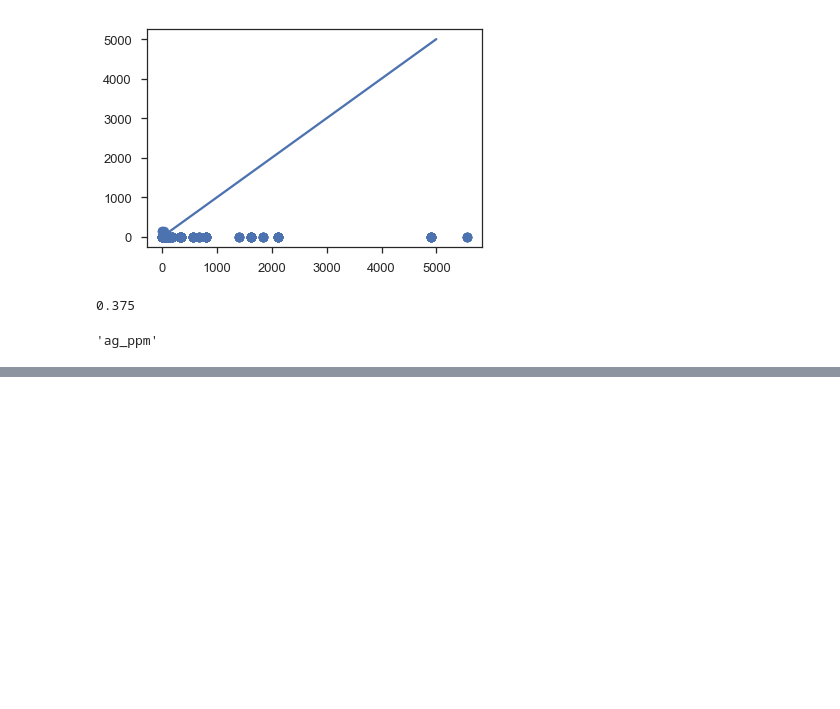
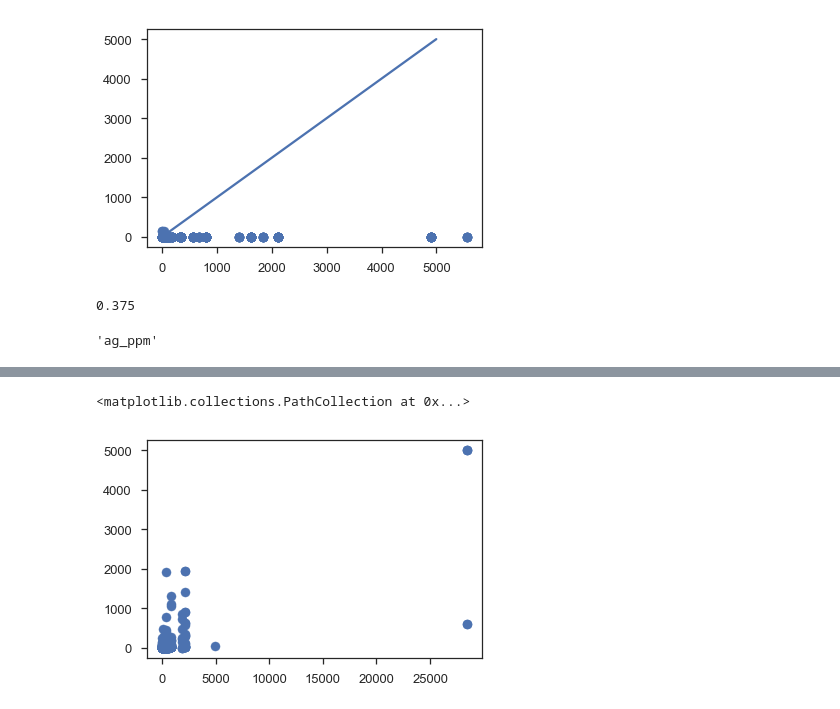
Before and after one commit to jessepisel/criticalandstrategic, a Jupyter notebook: Prediction validation.ipynb, the cells around one changed output, grey strips where cells are left out. Cells and saved outputs as stored; diff of their text form; code cells hidden in the pictures; blank space fills up the shorter version.

Commit message:
updated inhouse validation using RMSE for samples

```diff
--- a/Prediction validation.ipynb
+++ b/Prediction validation.ipynb
@@ -237,0 +285,3 @@ selectedSamples.iloc[0].element
+# %%
+t = gpd.read_file(r'D:\jupyter\inhouse_samples_clipped.shp')
+t.columns
@@ -237,0 +306,20 @@ selectedSamples.iloc[0].element
+# %%
+crustal_abundance=pd.read_csv(r'J:\Geology\WSGS\Projects\Critical Minerals\crustal_abundance1.csv',encoding = "ISO-8859-1")
+ca = crustal_abundance.set_index('source').T
+# %%
+predicted = []
+actuals = []
+for i in range(len(t)):
+    try:
+        actuals.append(t.iloc[i][t.iloc[i].element])
+        predicted.append(5*ca[ca.index== t.iloc[i].element].mean_ppm.values[0])
+    except:
+        actuals.append(0)
+        predicted.append(0)
+
+flat_preds = np.asarray(predicted)
+flat_actual = np.asarray(actuals)
+plt.scatter(flat_preds, flat_actual)
+# %% [output]
+<matplotlib.collections.PathCollection at 0x...>
+[figure, added]
```
Also changed, not shown: parts of 12 cells of this notebook.
